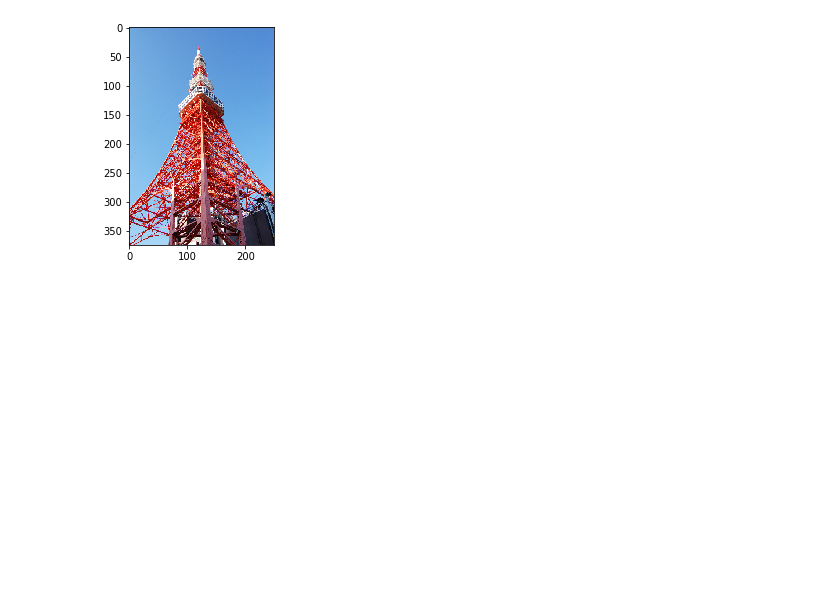
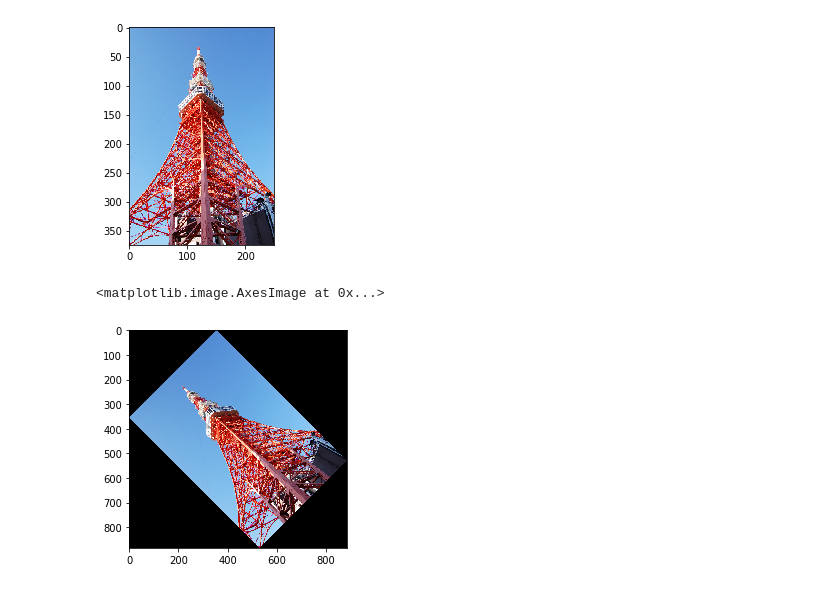
Before and after one commit to DZGK/LearningPython, a Jupyter notebook: tel_4_Pillow.ipynb, the cells around one changed output. Drawn from its saved outputs; the diff is of its cells as text; code cells hidden in the pictures; blank space fills up the shorter version.

```diff
--- a/tel_4_Pillow.ipynb
+++ b/tel_4_Pillow.ipynb
@@ -72,3 +72,14 @@ plt.imshow(img2)
 (500, 750)
 <matplotlib.image.AxesImage at 0x...>
 [figure]
+# %%
+# 画像を回転する
+from PIL import Image
+import matplotlib.pyplot as plt
+
+img = Image.open("sample.png")
+img_rotated = img.rotate(45, expand=True)
+plt.imshow(img_rotated)
+# %% [output]
+<matplotlib.image.AxesImage at 0x...>
+[figure, added]
```
Also changed, not shown: parts of 7 cells of this notebook.
